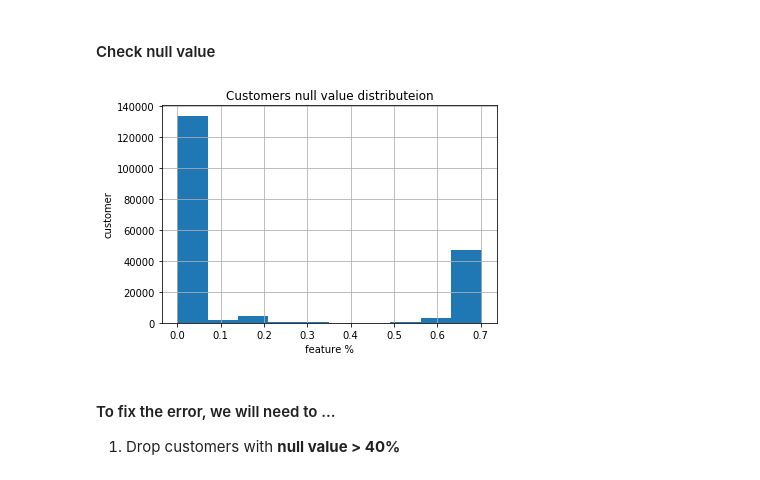
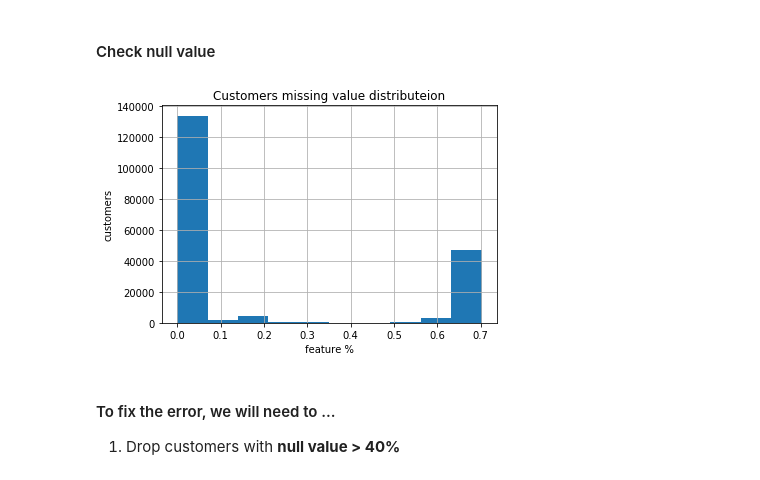
Before and after one commit to dragon7-fc/DSND-Capstone, a Jupyter notebook: Arvato Project Workbook.ipynb, the cells around one changed output. Saved outputs shown, nothing was run; the diff lists cells and outputs as text; code cells hidden in the pictures.

```diff
--- a/Arvato Project Workbook.ipynb
+++ b/Arvato Project Workbook.ipynb
@@ -576,11 +643,11 @@ assert not_annot_attr_customers_values.size == customers_bin_cat_not_annot_attri
 # %%
 customers_df.isnull().mean(axis=1).hist()
 plt.xlabel('feature %')
-plt.ylabel('customer')
-plt.title('Customers null value distributeion')
+plt.ylabel('customers')
+plt.title('Customers missing value distributeion')
 plt.show()
 # %% [output]
-[figure, old version]
+[figure, new version]
 # %% [markdown]
 #### To fix the error, we will need to ...
 
```
Also changed, not shown: parts of 64 cells of this notebook.
